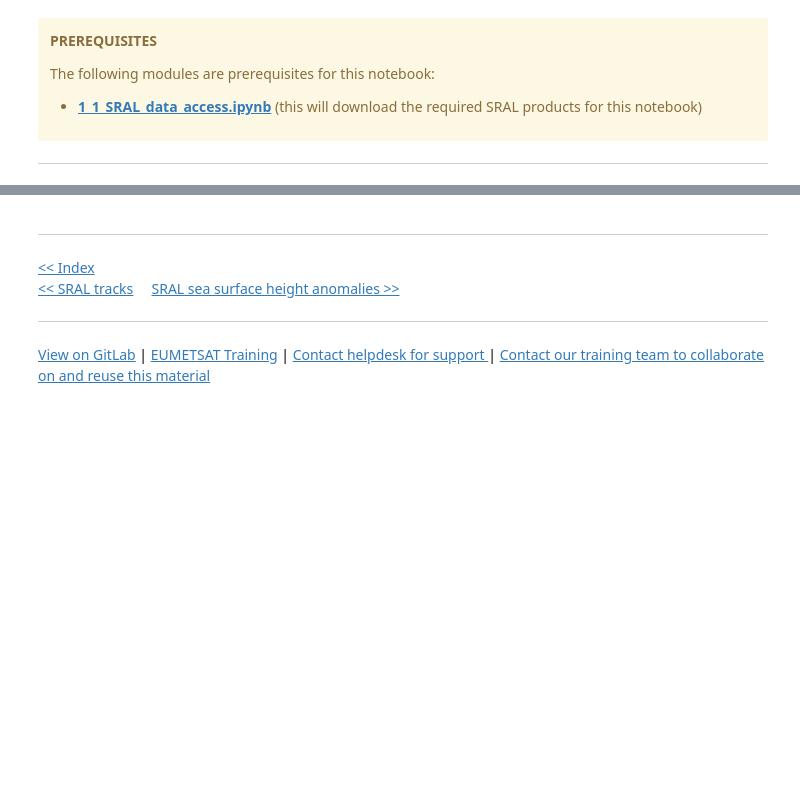
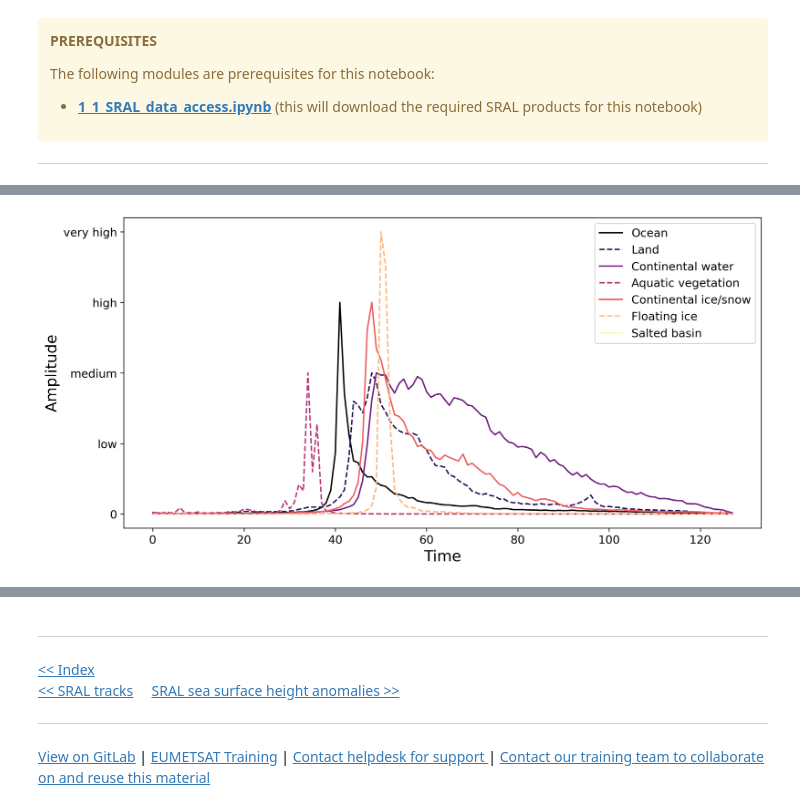
Before and after one commit to wekeo/learn-sral, a Jupyter notebook: 1_SRAL_introductory/1_5_SRAL_waveforms.ipynb, the cells around one changed output, grey strips where cells are left out. Cells and saved outputs as stored; diff of their text form; code cells hidden in the pictures; blank space fills up the shorter version.

```diff
--- a/1_SRAL_introductory/1_5_SRAL_waveforms.ipynb
+++ b/1_SRAL_introductory/1_5_SRAL_waveforms.ipynb
@@ -78,3 +72,11 @@ plt.rcParams.update({'font.size': 12})
+# %%
+def norm(y):
+    """Quick exponential scaled, normalisation function"""
+    y_scale = np.nan
+    if np.isfinite(np.nanmax(y)):
+        y_scale = int(np.log10(np.nanmax(y)))
+    y = (y-np.nanmin(y)) / (np.nanmax(y) - np.nanmin(y))
+    return y*y_scale
 # %% [markdown]
 <div class="alert alert-info" role="alert">
 
@@ -84,0 +128,26 @@ plt.rcParams.update({'font.size': 12})
+# %%
+fig = plt.figure(figsize=(12, 6), dpi=300)
+
+surf = np.array(ds["surf_class_20_ku"])
+wf = np.array(ds["waveform_20_ku"])
+cmap = plt.cm.magma
+Xvals = ds["echo_sample_ind"]
+
+p1, = plt.plot(Xvals, norm(np.nanmean(wf[np.where(surf == 0)[0][0:5], :], axis=0)), c=cmap(0))
+p2, = plt.plot(Xvals, norm(np.nanmean(wf[np.where(surf == 1)[0][0:5], :], axis=0)), c=cmap(0.16), linestyle='--')
+p3, = plt.plot(Xvals, norm(np.nanmean(wf[np.where(surf == 2)[0][0:5], :], axis=0)), c=cmap(0.33))
+p4, = plt.plot(Xvals, norm(np.nanmean(wf[np.where(surf == 3)[0][0:5], :], axis=0)), c=cmap(0.5), linestyle='--')
+p5, = plt.plot(Xvals, norm(np.nanmean(wf[np.where(surf == 4)[0][0:5], :], axis=0)), c=cmap(0.66))
+p6, = plt.plot(Xvals, norm(np.nanmean(wf[np.where(surf == 5)[0][0:5], :], axis=0)), c=cmap(0.84), linestyle='--')
+p7, = plt.plot(Xvals, norm(np.nanmean(wf[np.where(surf == 6)[0][0:5], :], axis=0)), c=cmap(0.99))
+
+plt.yticks([0,1,2,3,4], ["0","low","medium","high","very high"])
+plt.xlabel('Time', fontsize=16)
+plt.ylabel('Amplitude',  fontsize=16)
+plt.legend([p1, p2, p3, p4, p5, p6, p7],
+           ['Ocean', 'Land', 'Continental water',
+            'Aquatic vegetation', 'Continental ice/snow',
+            'Floating ice', 'Salted basin'])
+plt.show()
+# %% [output]
+[figure, added]
```
Also changed, not shown: parts of 13 cells of this notebook, 16 other files.
